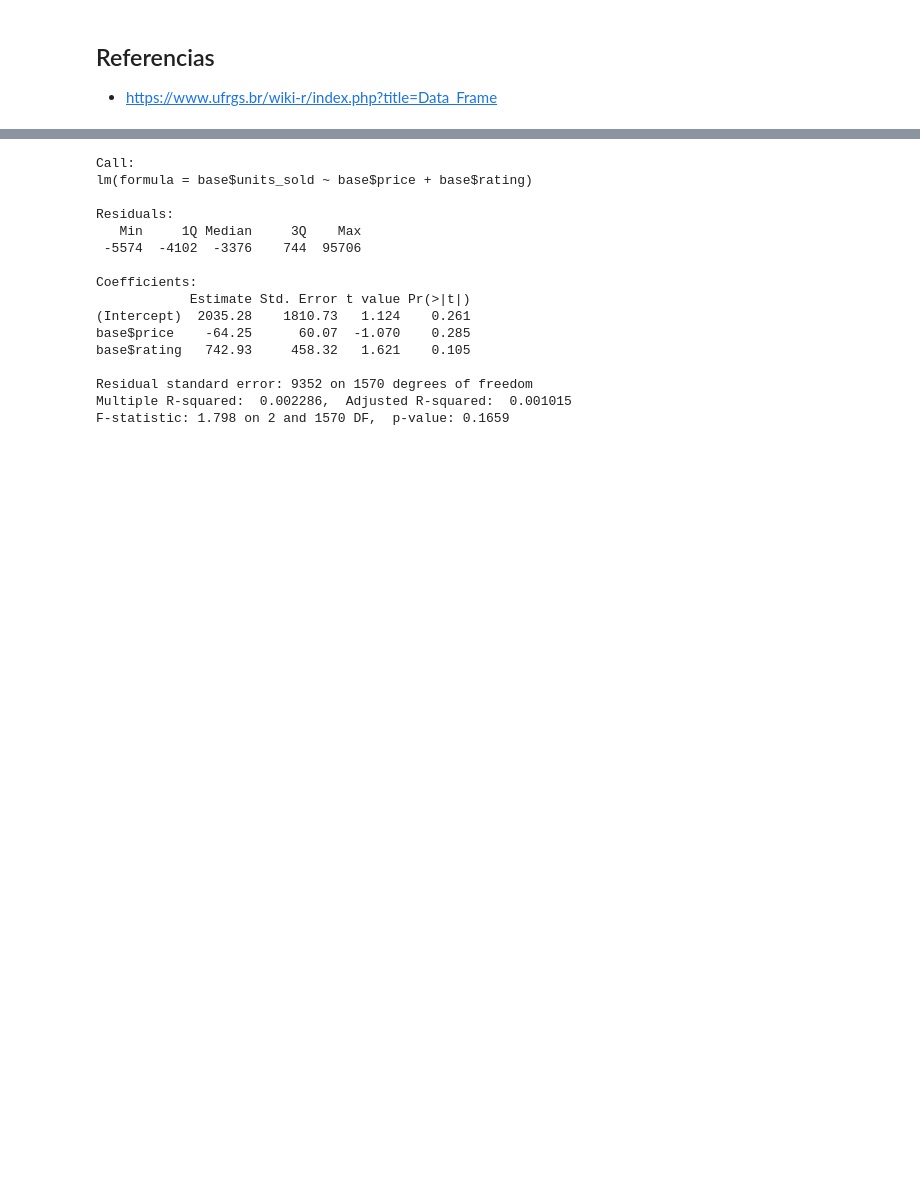
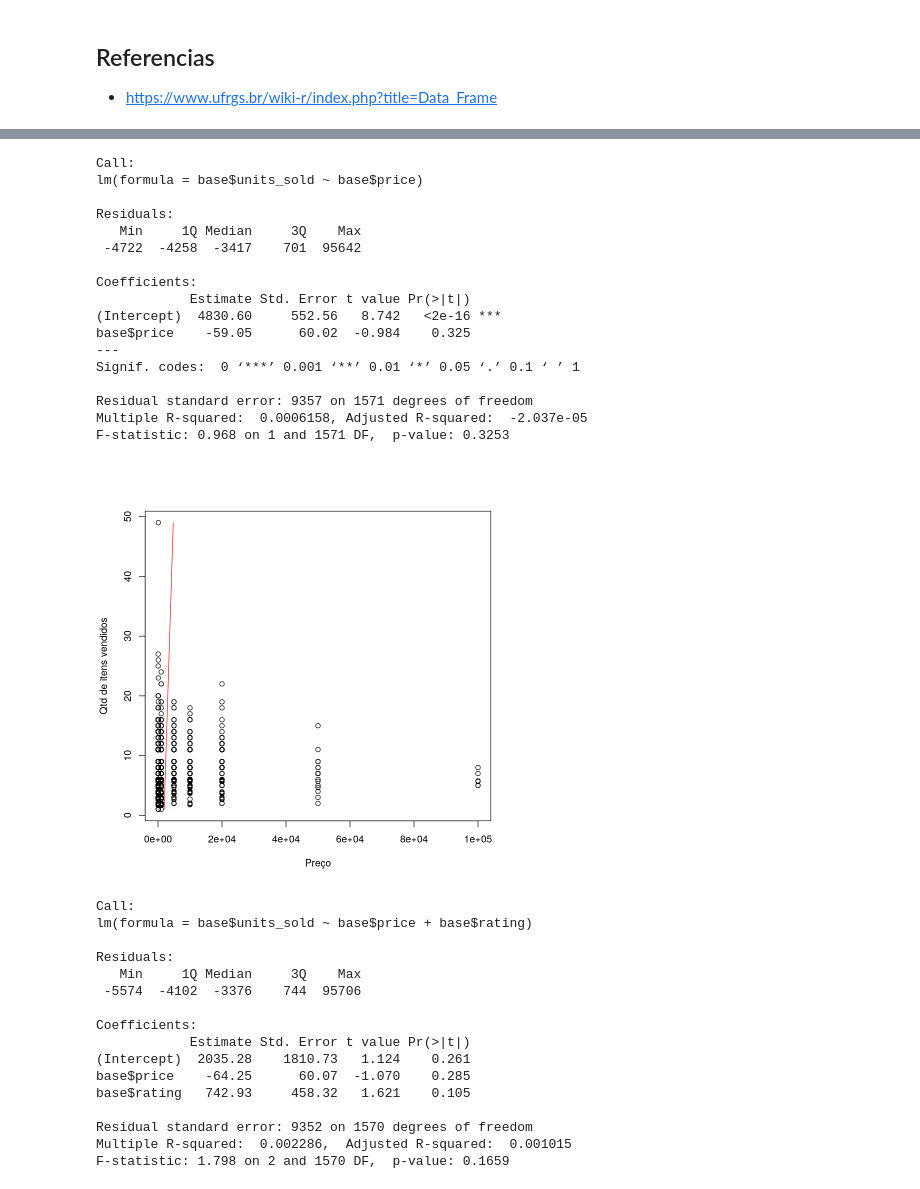
Before and after one commit to AspiranteAudaz/MetodosQuantiativos, a Jupyter notebook: Regressão/Regressao.ipynb, the cells around one changed output, grey strips where cells are left out. Cells and saved outputs as stored; diff of their text form; code cells hidden in the pictures; blank space fills up the shorter version.

```diff
--- a/Regressão/Regressao.ipynb
+++ b/Regressão/Regressao.ipynb
@@ -65,3 +110,32 @@ plot(x=base$units_sold, y=base$price, xlab="Qtd de itens vendidos", ylab="Preço
+# %%
+modelo2var <- lm(base$units_sold ~ base$price)
+summary(modelo2var)
+
+fitline <- predict(modelo2var)
+
+lin0 = c(min(base$price), max(base$price))
+lin1 = c(min(fitline), max(fitline));
+plot(y=base$price, x=base$units_sold, ylab="Qtd de itens vendidos", xlab="Preço");
+lines(y = lin0, x = lin1, col = "red");
+# %% [output]
+Call:
+lm(formula = base$units_sold ~ base$price)
+
+Residuals:
+   Min     1Q Median     3Q    Max
+ -4722  -4258  -3417    701  95642
+
+Coefficients:
+            Estimate Std. Error t value Pr(>|t|)
+(Intercept)  4830.60     552.56   8.742   <2e-16 ***
+base$price    -59.05      60.02  -0.984    0.325
+---
+Signif. codes:  0 ‘***’ 0.001 ‘**’ 0.01 ‘*’ 0.05 ‘.’ 0.1 ‘ ’ 1
+
+Residual standard error: 9357 on 1571 degrees of freedom
+Multiple R-squared:  0.0006158, Adjusted R-squared:  -2.037e-05
+F-statistic: 0.968 on 1 and 1571 DF,  p-value: 0.3253
+[figure, added]
 # %%
 modelo2var <- lm(base$units_sold ~ base$price + base$rating)
 summary(modelo2var)
```
Also changed, not shown: parts of 9 cells of this notebook.
